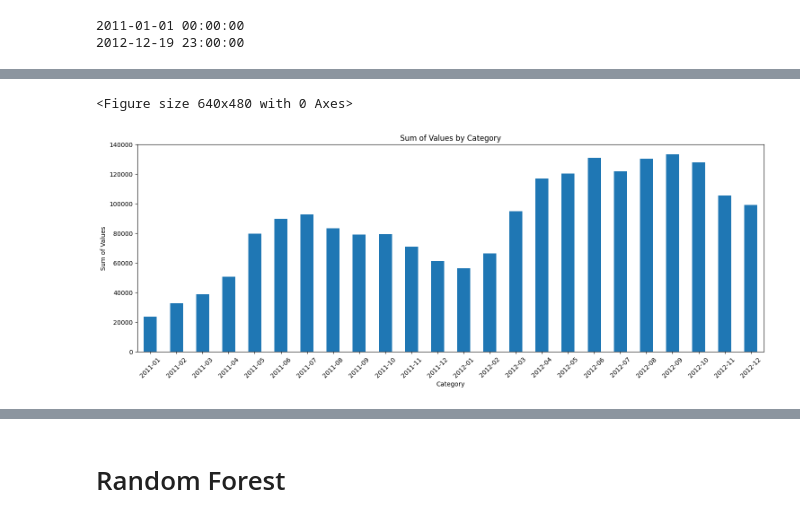
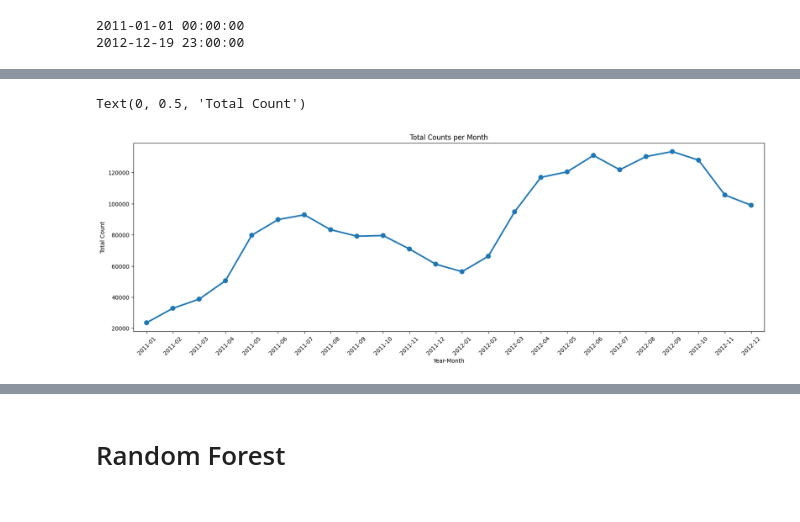
Before and after one commit to leonardotonelli/BikeSharing, a Jupyter notebook: bike-sharing-v1.ipynb, the cells around one changed output, grey strips where cells are left out. Cells and saved outputs as stored; diff of their text form; code cells hidden in the pictures.

```diff
--- a/bike-sharing-v1.ipynb
+++ b/bike-sharing-v1.ipynb
@@ -64,0 +101,16 @@ print(max(datetime))
+# %%
+season_map = {1:'Spring', 2:'Summer', 3:'Fall', 4:'Winter'}
+weather_map = {1:'Clear', 2:'Mist', 3:'Light Rain', 4:'Heavy Rain'}
+df["month"] = df["datetime"].apply(lambda x: x[5:7]).astype(int)
+df["day"] = df["datetime"].apply(lambda x: x[8:10]).astype(int)
+df["hour"] = df["datetime"].apply(lambda x: x[11:13]).astype(int)
+df["year"] = df["datetime"].apply(lambda x: x[:4]).astype(int)
+datetime_mo = np.vectorize(lambda x: x[:7])(datetime) # just for EDA use
+df["temp_mo"] = datetime_mo
+df["date"] = df["datetime"].apply(lambda x: x.split()[0])
+df["date"] = pd.to_datetime(df["date"])
+df["weekday"] = df["date"].dt.weekday.apply(lambda x: calendar.day_name[x])
+df["monthname"] = df["date"].dt.weekday.apply(lambda x: calendar.month_name[x])
+df['seasonname'] = df['season'].map(season_map)
+df['weathername'] = df['weather'].map(weather_map)
+df
@@ -65,15 +242,13 @@ print(max(datetime))
 # %%
 datetime_mo = np.vectorize(lambda x: x[:7])(datetime)
 df["temp_mo"] = datetime_mo
-subsums_mo = df.groupby("temp_mo")["count"].sum()
-plt.clf()
-plt.figure(figsize=(18, 6))
-subsums_mo.plot(kind='bar')
-plt.xlabel('Category')
-plt.ylabel('Sum of Values')
-plt.title('Sum of Values by Category')
+subsums_mo = df.groupby("temp_mo")["count"].sum().reset_index()
+plt.figure(figsize=(20, 6))
+sns.pointplot(data= subsums_mo, x="temp_mo", y="count")
 plt.xticks(rotation=45)
-plt.show()
+plt.title('Total Counts per Month')
+plt.xlabel('Year-Month')
+plt.ylabel('Total Count')
 # %% [output]
-<Figure size 640x480 with 0 Axes>
+Text(0, 0.5, 'Total Count')
-[figure, old version]
+[figure, new version]
```
Also changed, not shown: parts of 19 cells of this notebook.
